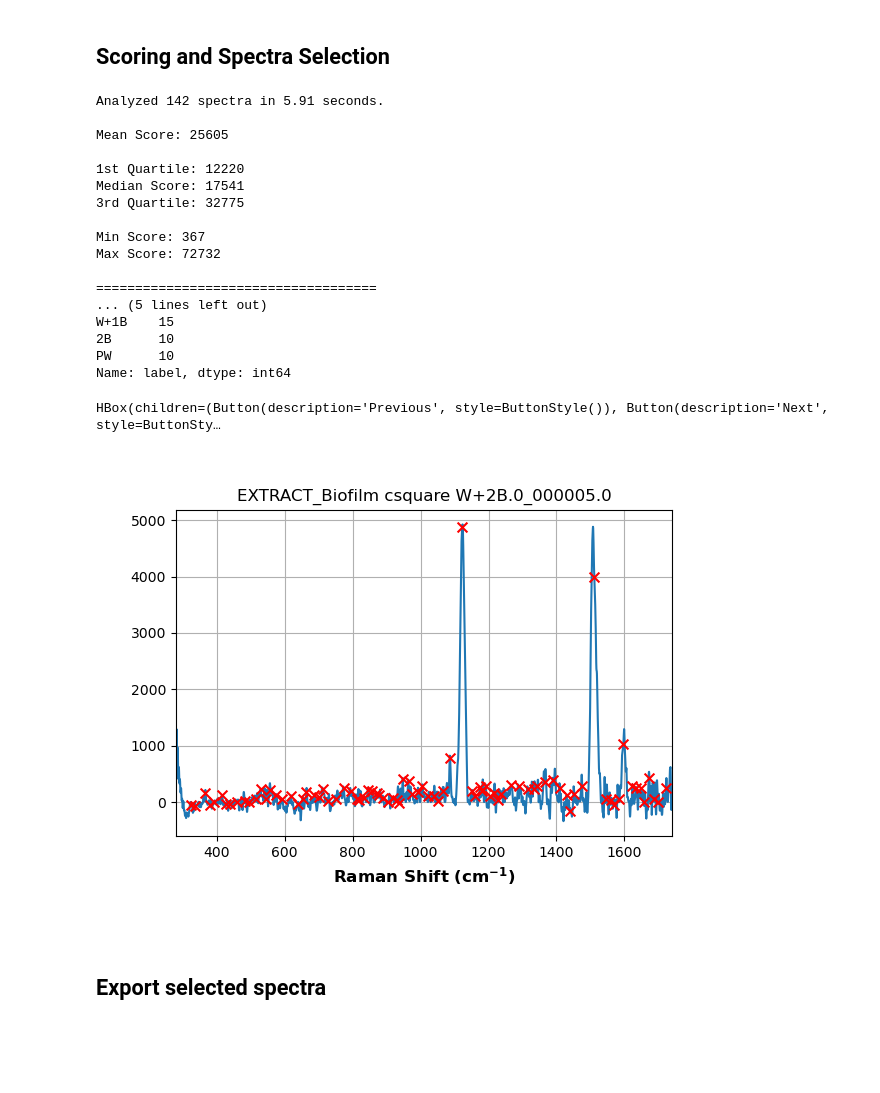
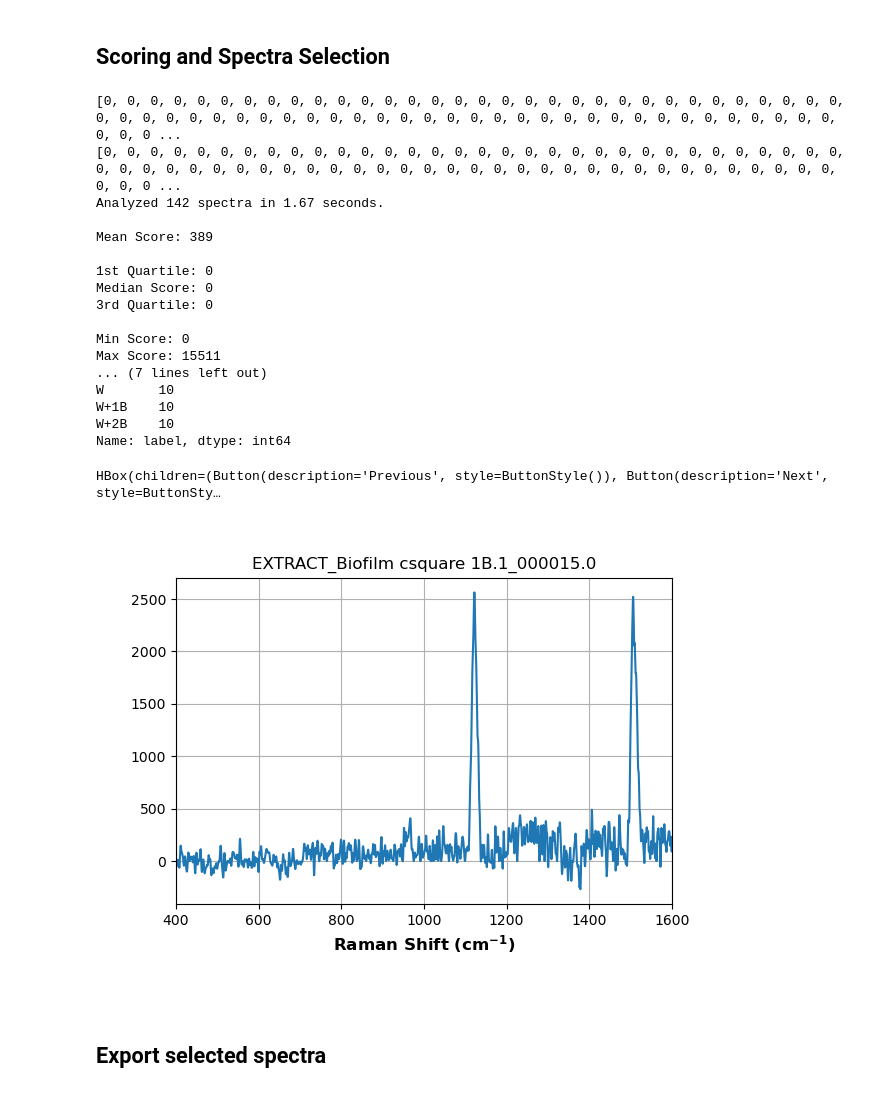
Before and after one commit to DerZ115/raman-pca, a Jupyter notebook: spectra_qc.ipynb, the cells around one changed output. Drawn from its saved outputs; the diff is of its cells as text; code cells hidden in the pictures; blank space fills up the shorter version.

```diff
--- a/spectra_qc.ipynb
+++ b/spectra_qc.ipynb
@@ -21,8 +22,8 @@ path = r"./data"
 
 # Spectral range to analyze
 # Use 'None' to use the whole range'
-wn_min = None
-wn_max = None
+wn_min = 400
+wn_max = 1600
 
 # QC settings - Choose either A or B and set the other to 'None'
 # A)
@@ -37,7 +38,7 @@ n_min = 10 # Number of spectra that will be kept per class regardless of the sco
 sg_window = 15
 
 # Threshold for the second derivative. Higher means less peaks found.
-threshold = 0.5
+threshold = 50
 # %% [markdown]
 ## Load Data
 # %%
@@ -57,8 +58,6 @@ Name: label, dtype: int64
 # %% [markdown]
 ## Scoring and Spectra Selection
 # %%
-
-
 data_new, score_dict = score_sort_spectra(data,
                                           n=n,
                                           min_score=score_min,
@@ -74,32 +73,38 @@ print()
 print("Number of spectra per class (after QC):")
 print(data_new.label.value_counts())
 # %% [output]
-Analyzed 142 spectra in 5.91 seconds.
+[0, 0, 0, 0, 0, 0, 0, 0, 0, 0, 0, 0, 0, 0, 0, 0, 0, 0, 0, 0, 0, 0, 0, 0, 0, 0, 0, 0, 0, 0, 0, 0, 0, 0, 0, 0, 0, 0, 0, 0, 0, 0, 0, 0, 0, 0, 0, 0, 0, 0, 0, 0, 0, 0, 0, 0, 0, 0, 0, 0, 0, 0, 0, 0, 0, 0, 0 ...
+[0, 0, 0, 0, 0, 0, 0, 0, 0, 0, 0, 0, 0, 0, 0, 0, 0, 0, 0, 0, 0, 0, 0, 0, 0, 0, 0, 0, 0, 0, 0, 0, 0, 0, 0, 0, 0, 0, 0, 0, 0, 0, 0, 0, 0, 0, 0, 0, 0, 0, 0, 0, 0, 0, 0, 0, 0, 0, 0, 0, 0, 0, 0, 0, 0, 0, 0 ...
+Analyzed 142 spectra in 1.67 seconds.
 
-Mean Score: 25605
+Mean Score: 389
 
-1st Quartile: 12220
-Median Score: 17541
-3rd Quartile: 32775
+1st Quartile: 0
+Median Score: 0
+3rd Quartile: 0
 
-Min Score: 367
-Max Score: 72732
-
-====================================
-... (5 lines left out)
-W+1B    15
-2B      10
-PW      10
+Min Score: 0
+Max Score: 15511
+... (7 lines left out)
+W       10
+W+1B    10
+W+2B    10
 Name: label, dtype: int64
+# %%
+rl = RangeLimiter(lim=(wn_min, wn_max),
+                  reference=data.drop(columns=["label", "file"]).columns)
+
+data_rl = rl.fit_transform(data.drop(columns=["label", "file"]).values)
+wns_rl = data.drop(columns=["label", "file"]).columns[rl.lim_[0]:rl.lim_[1]]
 # %%
 %matplotlib widget
-plot_spectra_peaks(data.drop(columns=["label", "file"]).columns,
-                   data.drop(columns=["label", "file"]).values,
+plot_spectra_peaks(wns_rl,
+                   data_rl,
                    score_dict["peak_pos"],
                    labels=data.file)
 # %% [output]
 HBox(children=(Button(description='Previous', style=ButtonStyle()), Button(description='Next', style=ButtonSty…
-[figure, old version]
+[figure, new version]
 # %% [markdown]
 ## Export selected spectra
 # %%
```
Also changed, not shown: parts of 2 cells of this notebook, 1 other file.
